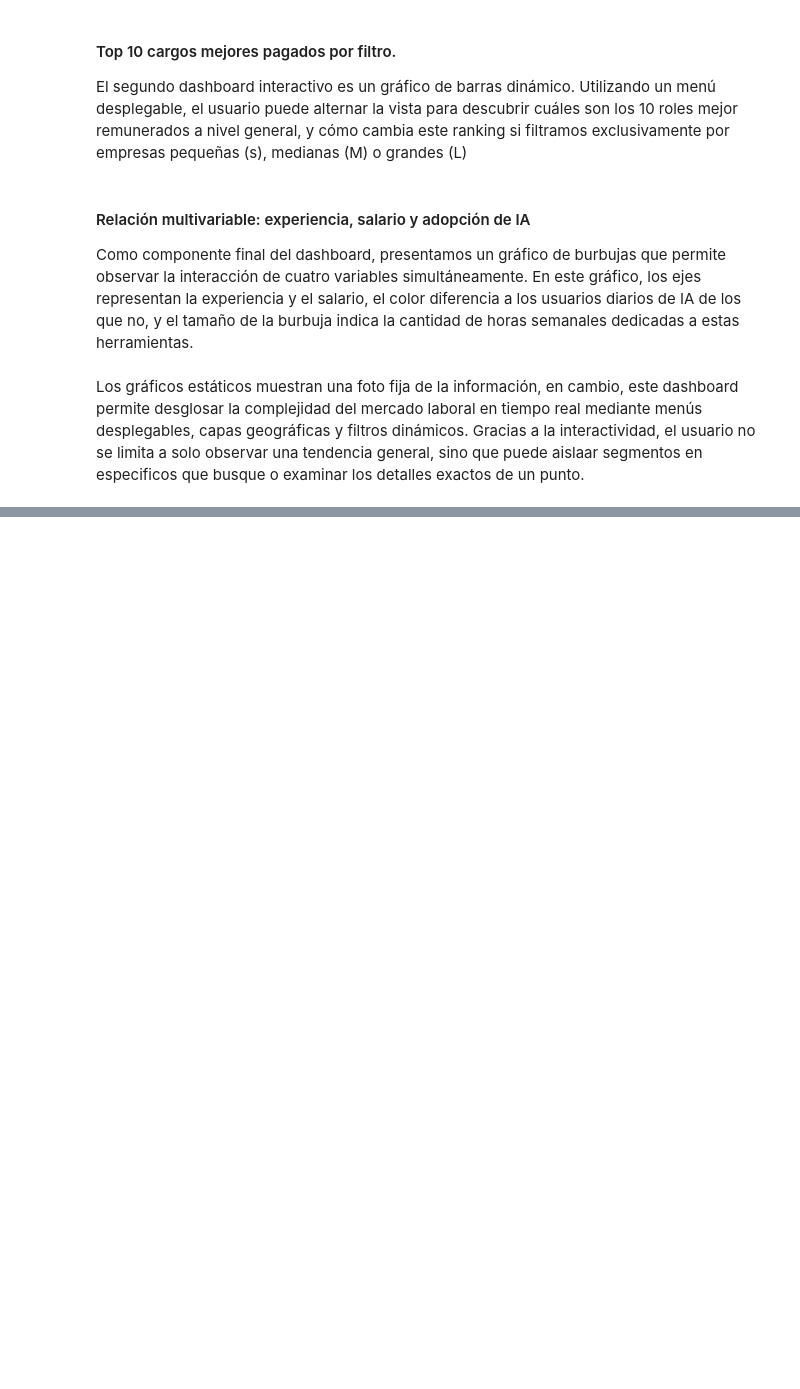
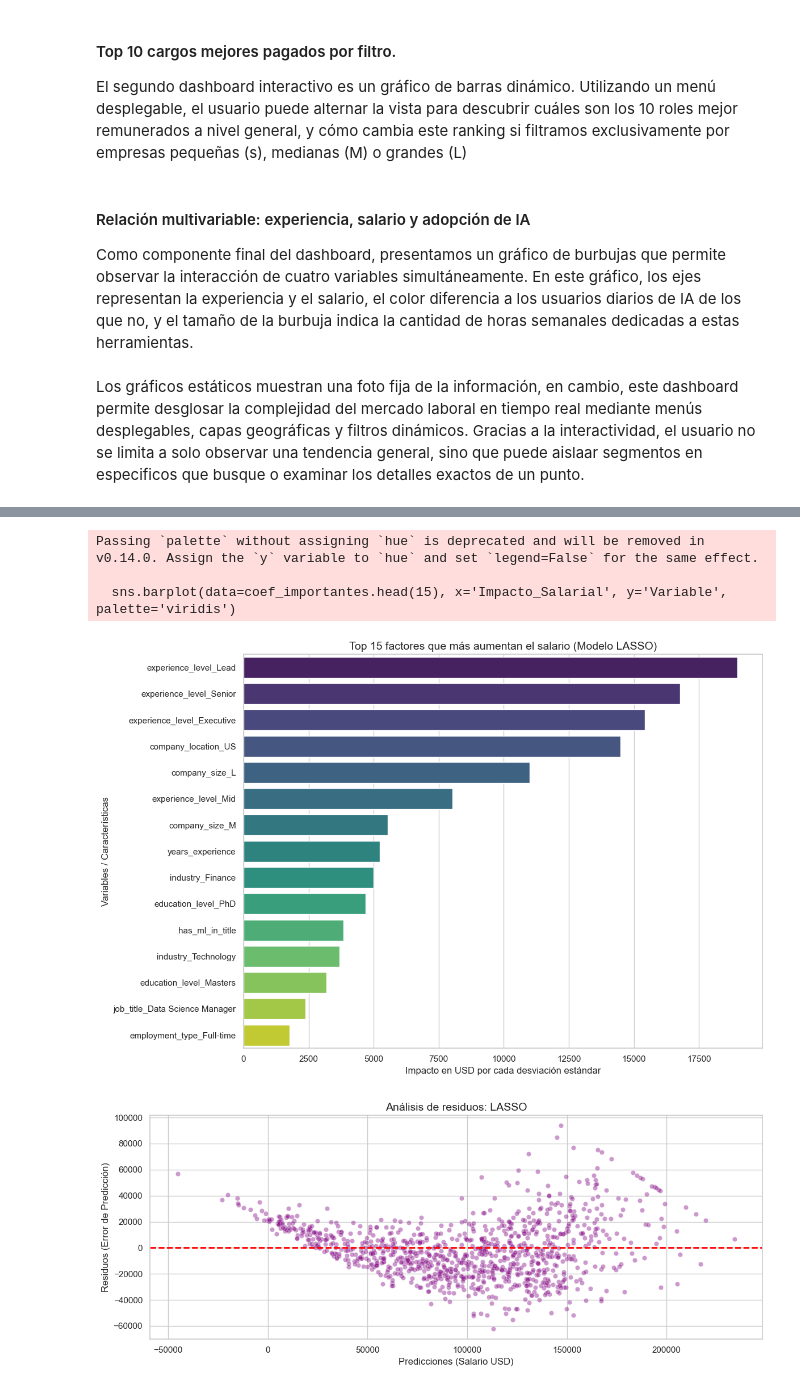
Before and after one commit to henrygeorgemaquera/trabajo-ids-final-parte2, a Jupyter notebook: HenryMaquera_IgnacioRojas.ipynb, the cells around one changed output, grey strips where cells are left out. Saved outputs shown, nothing was run; the diff lists cells and outputs as text; code cells hidden in the pictures; blank space fills up the shorter version.

```diff
--- a/HenryMaquera_IgnacioRojas.ipynb
+++ b/HenryMaquera_IgnacioRojas.ipynb
@@ -648,0 +755,36 @@ Gracias a la interactividad, el usuario no se limita a solo observar una tendenc
+# %%
+# Análisis de Coeficientes
+coeficientes = pd.DataFrame({
+    'Variable': X.columns,
+    'Impacto_Salarial': lasso.coef_
+})
+
+# Filtramos las variables que LASSO no eliminó y ordenamos por impacto positivo
+coef_importantes = coeficientes[coeficientes['Impacto_Salarial'] != 0].sort_values(by='Impacto_Salarial', ascending=False)
+
+plt.figure(figsize=(12, 8))
+sns.barplot(data=coef_importantes.head(15), x='Impacto_Salarial', y='Variable', palette='viridis')
+plt.title('Top 15 factores que más aumentan el salario (Modelo LASSO)', fontsize=14)
+plt.xlabel('Impacto en USD por cada desviación estándar', fontsize=12)
+plt.ylabel('Variables / Características', fontsize=12)
+plt.tight_layout()
+plt.show()
+
+# Análisis de Residuos
+y_pred_lasso = lasso.predict(X_test_scaled)
+residuos = y_test - y_pred_lasso
+
+plt.figure(figsize=(12, 5))
+sns.scatterplot(x=y_pred_lasso, y=residuos, alpha=0.4, color='purple')
+plt.axhline(0, color='red', linestyle='--', linewidth=2)
+plt.title('Análisis de residuos: LASSO', fontsize=14)
+plt.xlabel('Predicciones (Salario USD)', fontsize=12)
+plt.ylabel('Residuos (Error de Predicción)', fontsize=12)
+plt.tight_layout()
+plt.show()
+# %% [output]
+Passing `palette` without assigning `hue` is deprecated and will be removed in v0.14.0. Assign the `y` variable to `hue` and set `legend=False` for the same effect.
+
+  sns.barplot(data=coef_importantes.head(15), x='Impacto_Salarial', y='Variable', palette='viridis')
+[figure, added]
+[figure, added]
```
Also changed, not shown: parts of 9 cells of this notebook.
